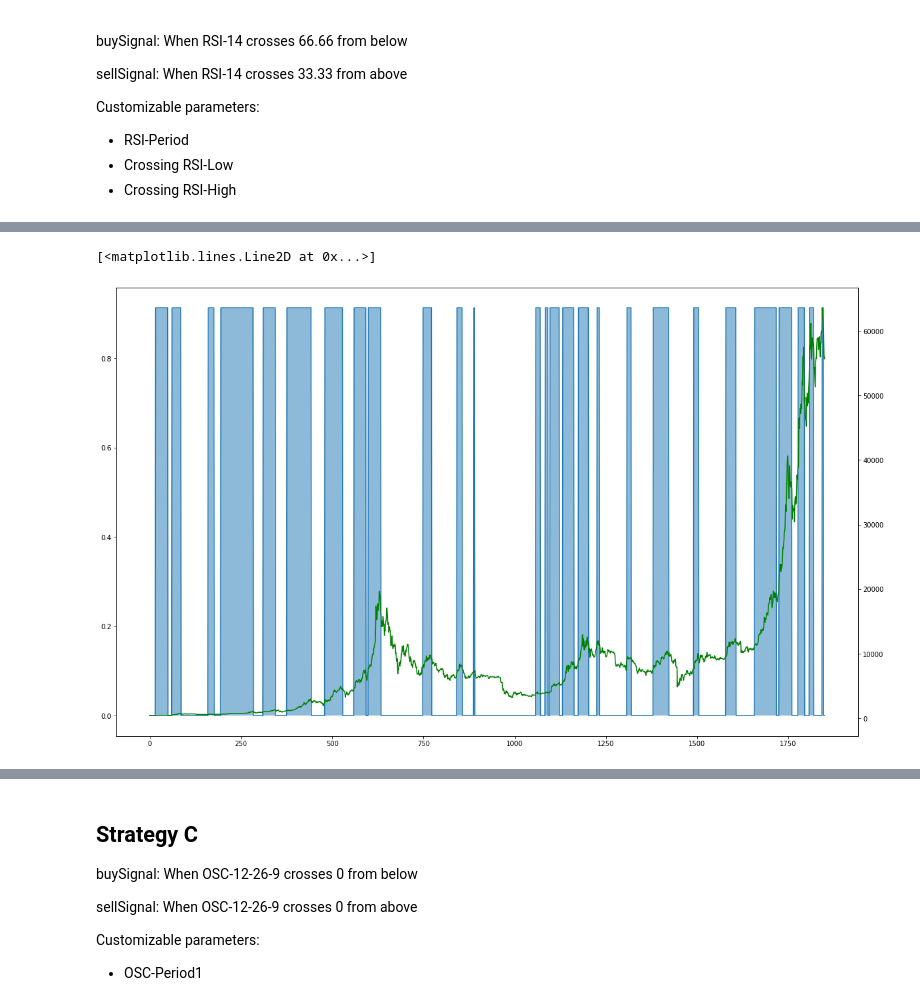
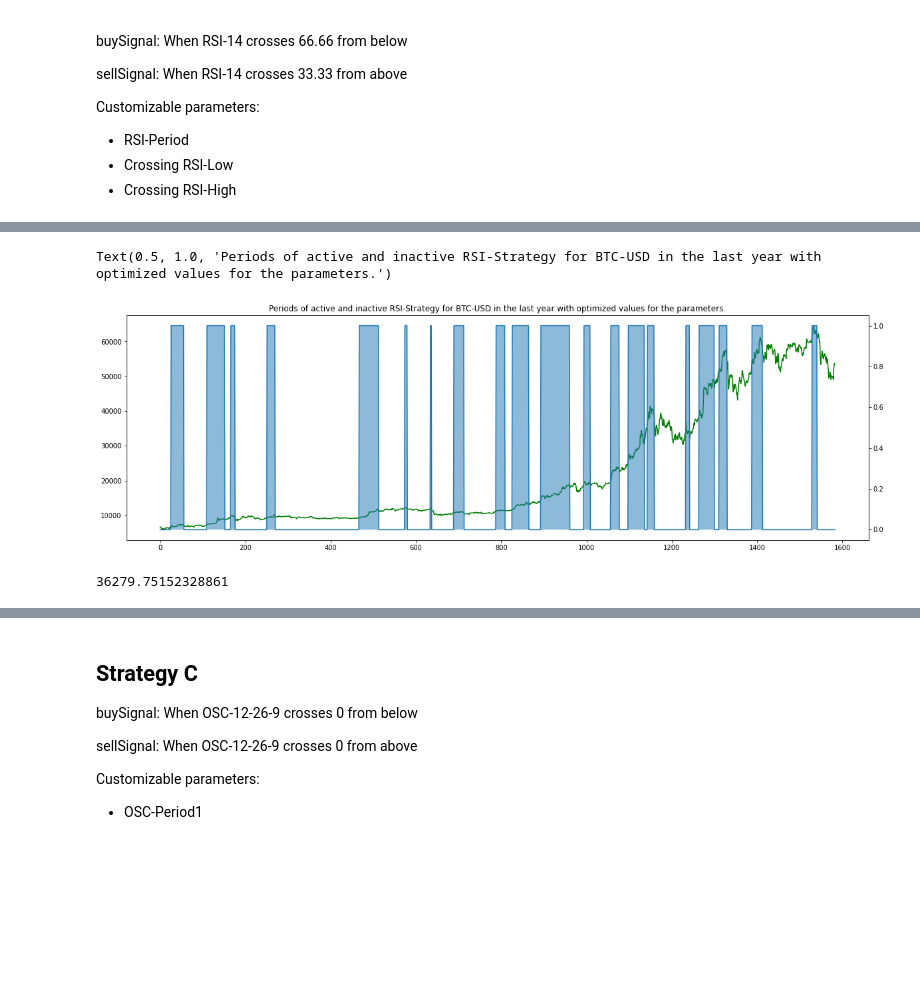
Before and after one commit to Andrerg01/fredinhouTradingBot, a Jupyter notebook: Coinbase_Trader_4.0/src/Prototyping.ipynb, the cells around one changed output, grey strips where cells are left out. Cells and saved outputs as stored; diff of their text form; code cells hidden in the pictures; blank space fills up the shorter version.

Commit message:
All nice and good, some optimizations to strategy

```diff
--- a/Coinbase_Trader_4.0/src/Prototyping.ipynb
+++ b/Coinbase_Trader_4.0/src/Prototyping.ipynb
@@ -127,9 +123,11 @@ data
 ## Simple Strategies
 # %%
 #Gatting data
-start = datetime.datetime(2016,3,27)
+#start = datetime.datetime(2016,3,27)
+granularity = 6*60*60
 end = datetime.datetime.now()
-granularity = 24*60*60
+start = datetime.datetime(2020,3,27)
+#granularity = 60
 dataOriginal = cf.getData(Client, 'BTC-USD', start, end, granularity = granularity, verbose = False)
 clear_output()
 # %% [markdown]
@@ -303,9 +304,25 @@ Strategy Score: 0.9132725150423806
 # %%
-fig, ax = plt.subplots(figsize = [20, 20/1.61])
-ax.plot(arrPurchased*score)
-ax.fill_between(np.arange(len(arrPurchased)),arrPurchased*score, alpha = .5)
+fig, ax = plt.subplots(figsize = [20, 10/1.61])
+ax.plot(data['close'].values, color = 'green')
 ax2 = ax.twinx()
-ax2.plot(data['close'].values, color = 'green')
+ax2.plot(arrPurchased)
+ax2.fill_between(np.arange(len(arrPurchased)),arrPurchased, alpha = .5)
+ax.set_title("Periods of active and inactive RSI-Strategy for BTC-USD in the last year with optimized values for the parameters.")
 # %% [output]
-[<matplotlib.lines.Line2D at 0x...>]
+Text(0.5, 1.0, 'Periods of active and inactive RSI-Strategy for BTC-USD in the last year with optimized values for the parameters.')
-[figure, old version]
+[figure, new version]
+# %%
+returns = []
+bought = False
+for i in range(len(arrPurchased)):
+    if arrPurchased[i] and not bought:
+        bought = True
+        buyPrice = dataOriginal['close'].values[i]
+    elif not arrPurchased[i] and bought:
+        bought = False
+        sellPrice = dataOriginal['close'].values[i]
+        returns += [(sellPrice - buyPrice)/buyPrice]
+
+round((np.prod(1 + np.array(returns)) - 1)*100,2)/np.std(returns)
+# %% [output]
+36279.75152328861
```
Also changed, not shown: parts of 78 cells of this notebook, 11 other files.
